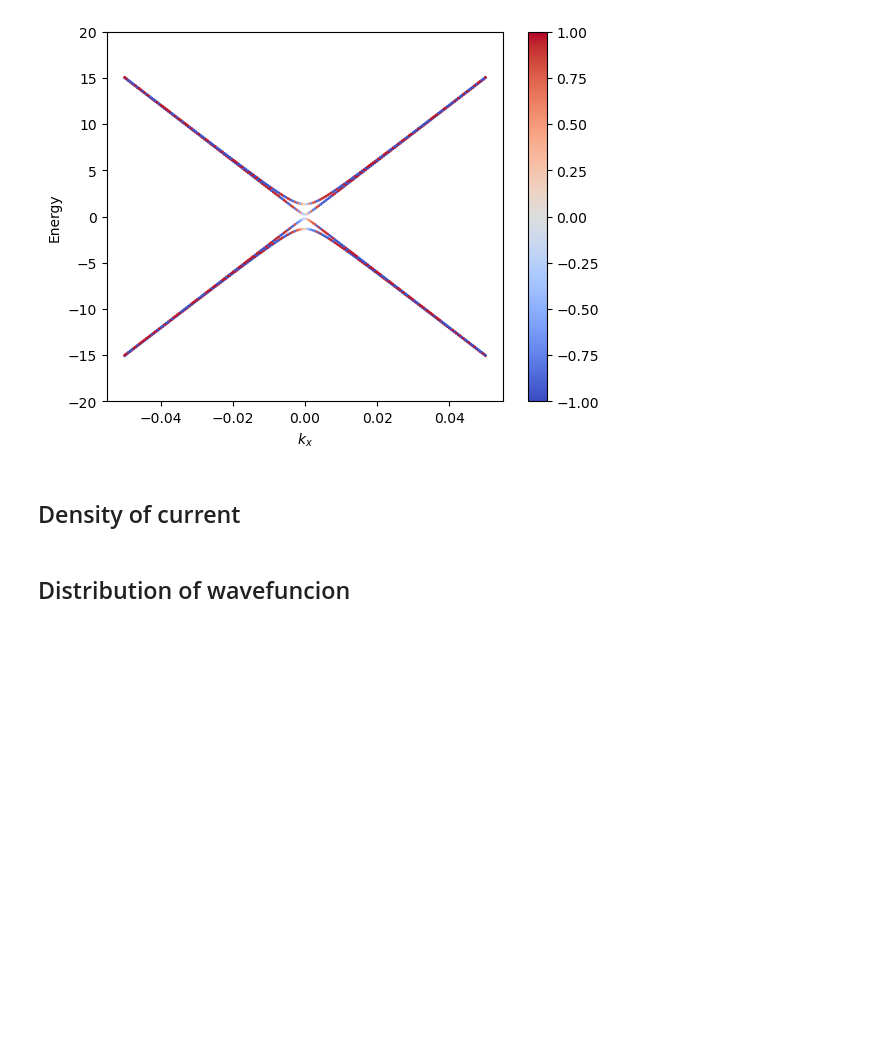
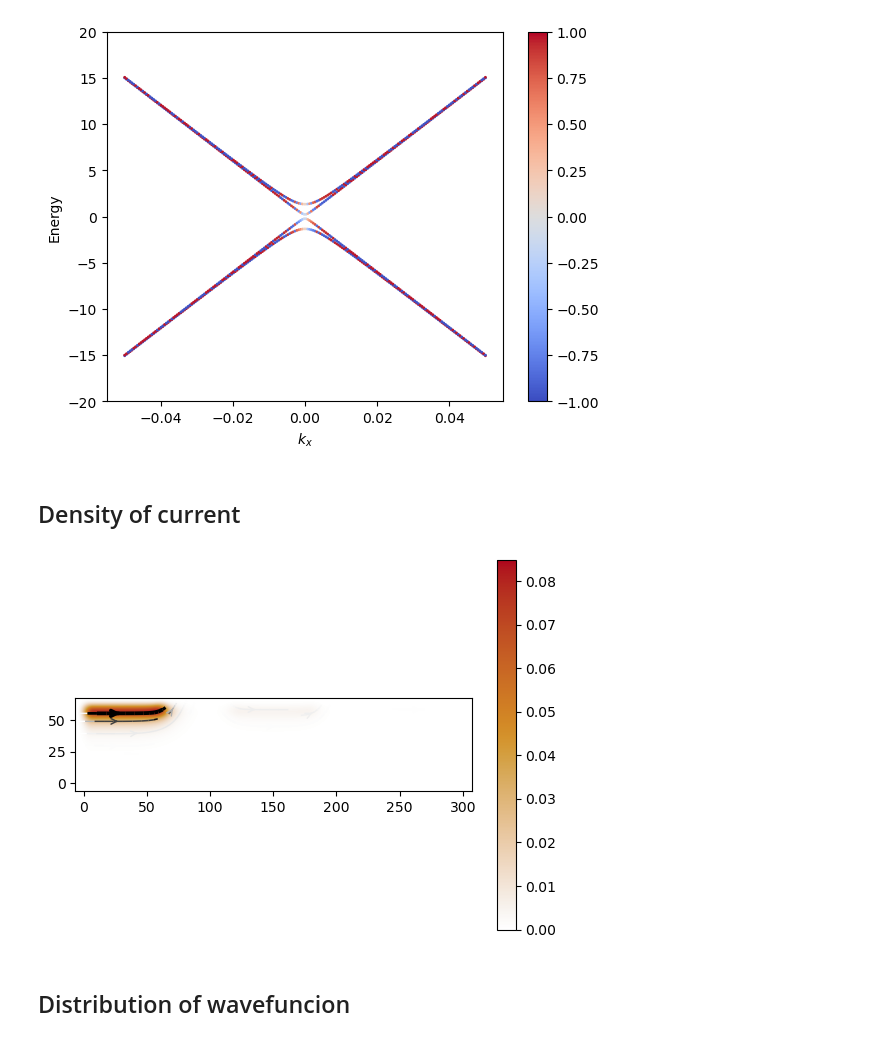
Before and after one commit to Xky123ff/GIT--DEMO, a Jupyter notebook: QSHE.ipynb, the cells around one changed output. Saved outputs shown, nothing was run; the diff lists cells and outputs as text; code cells hidden in the pictures; blank space fills up the shorter version.

```diff
--- a/QSHE.ipynb
+++ b/QSHE.ipynb
@@ -192,11 +194,13 @@ plt.colorbar();
 # %%
 fsyst = make_syst(width=60,length=300,leads_model=model_MTI())
 
 J=kwant.operator.Current(fsyst)            #这个对象是一个电流算符，可以用来计算系统 fsyst 中任意两个相邻格点（跳跃，hopping）之间的局部电流密度。wf[0][0] 通常表示从第一个引线注入的波函数在第一个自旋/轨道通道中的分量（具体取决于模型的自由度）。
-wf=kwant.wave_function(fsyst, energy=8,params=dict(m=20))  #它是一个包含了已计算好的散射波函数集合的对象。
+wf=kwant.wave_function(fsyst, energy=0.5,params=dict(m=10))  #它是一个包含了已计算好的散射波函数集合的对象。
 psi=wf(0)[0]                               #为什么只有一个一个轨道模型
 current = J(psi)
 kwant.plotter.current(fsyst, current, colorbar=True, show=True)
+# %% [output]
+[figure, added]
 # %% [markdown]
 ## Distribution of wavefuncion
 # %%
```
Also changed, not shown: parts of 14 cells of this notebook, 3 other files.
